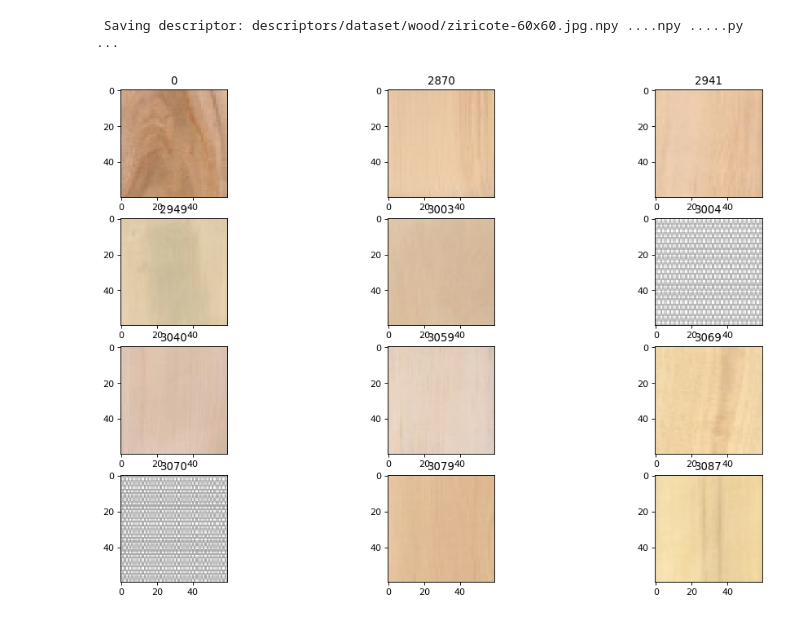
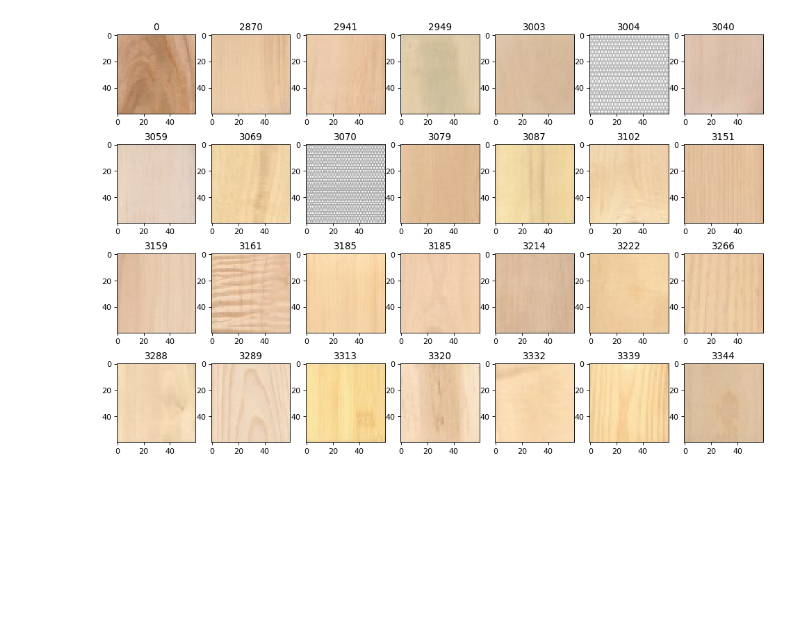
Before and after one commit to ahmed-BH/TextureBasedImageRetriever, a Jupyter notebook: testing.ipynb, the cells around one changed output. Cells and saved outputs as stored; diff of their text form; code cells hidden in the pictures; blank space fills up the shorter version.

```diff
--- a/testing.ipynb
+++ b/testing.ipynb
@@ -8,17 +8,16 @@ from   cbir import TBIR
 from   PIL  import Image
 # %%
 my_cbir    = TBIR(dataset_dir=settings.DATASET_DIR, descriptors_dir=settings.DESCRIPTORS_DIR)
-my_cbir.offline_phase()
-similar    = my_cbir.online_phase("dataset/wood/black-wattle-44x60.jpg")
+# my_cbir.offline_phase()
+similar    = my_cbir.online_phase("dataset/wood/black-wattle-44x60.jpg", nb_results=28)
 
 dpi        = 80
-rows, cols = 4, int(settings.ELITE_NUMBER / 4)
+rows, cols = 4, int(28 / 4)
 fig, axs   = plt.subplots(nrows=rows, ncols=cols, figsize=(15, 10), dpi=80, sharex=False, sharey=False)
 for r in range(rows):
     for c in range(cols):
         img = Image.open(similar[c + r*cols]["image_path"], 'r')
         axs[r, c].imshow(img)
         axs[r, c].set_title(int(similar[c + r*cols]["distance"]))
 # %% [output]
- Saving descriptor: descriptors/dataset/wood/ziricote-60x60.jpg.npy ....npy .....py ...
-[figure, old version]
+[figure, new version]
```
Also changed, not shown: 1 other file.
